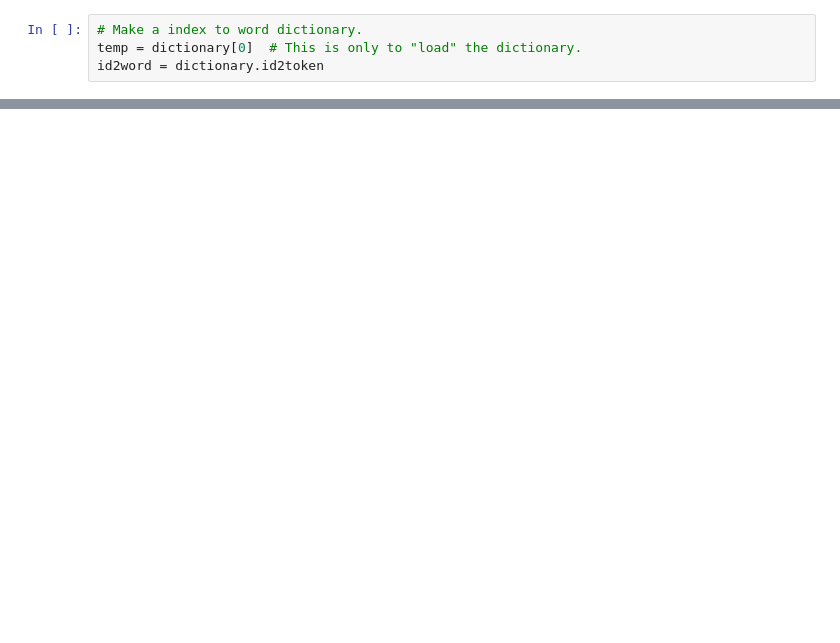
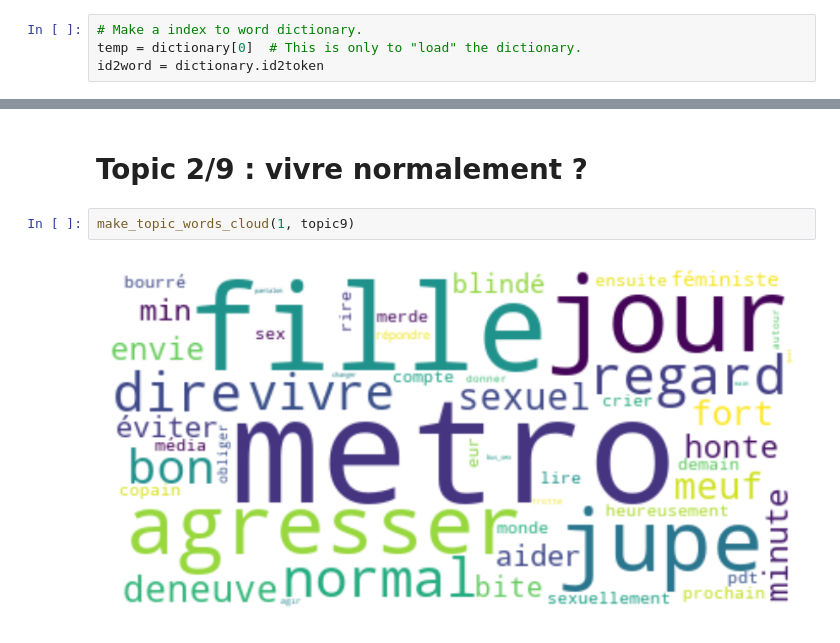
Before and after one commit to chaves/metoo_france, a Jupyter notebook: 06_topicModelingTransports.ipynb, the cells around one changed output, grey strips where cells are left out. Cells and saved outputs as stored; diff of their text form; blank space fills up the shorter version.

```diff
--- a/06_topicModelingTransports.ipynb
+++ b/06_topicModelingTransports.ipynb
@@ -179,0 +154,6 @@ cloud_topic(7, model)
+# %% [markdown]
+# Topic 2/9 : vivre normalement ?
+# %%
+make_topic_words_cloud(1, topic9)
+# %% [output]
+[figure, added]
```
Also changed, not shown: parts of 48 cells of this notebook, 29 other files.
